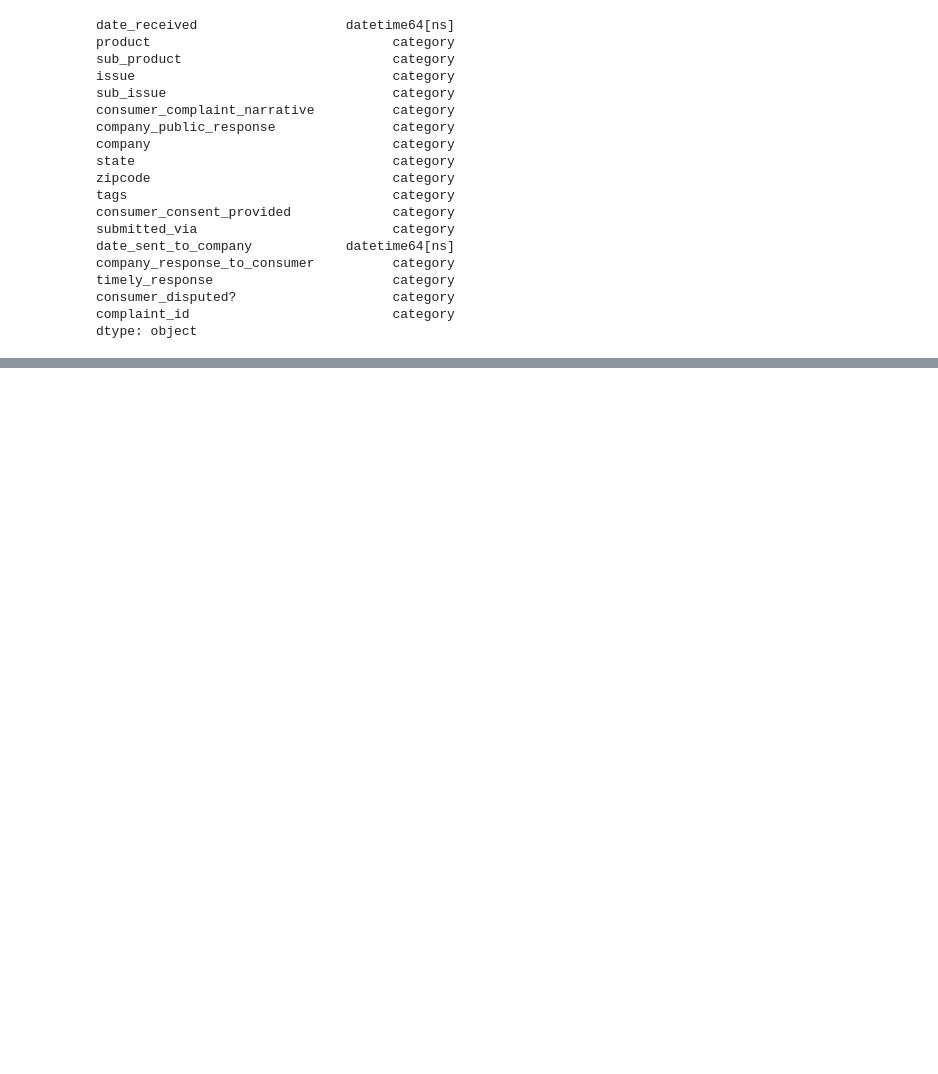
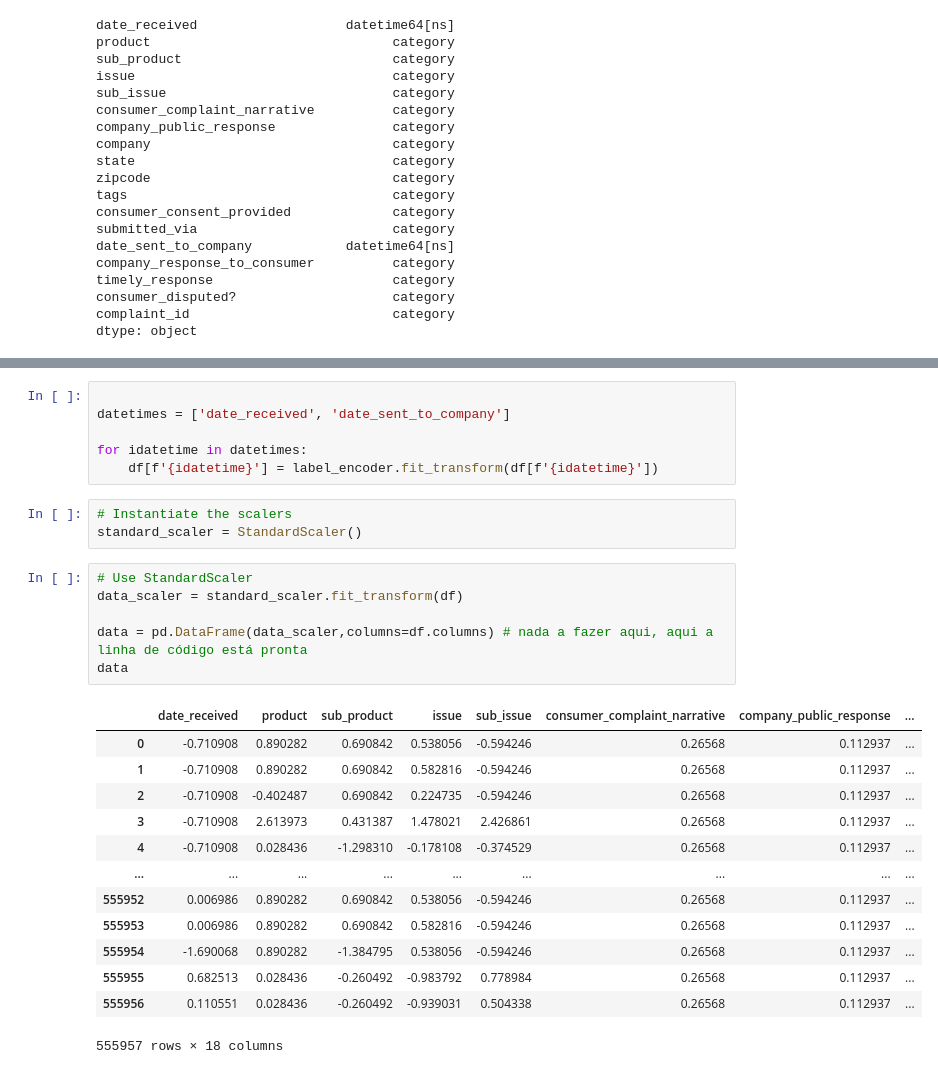
Before and after one commit to andvsilva/programming, a Jupyter notebook: notebooks/explore/exploring.ipynb, the cells around one changed output, grey strips where cells are left out. Cells and saved outputs as stored; diff of their text form; blank space fills up the shorter version.

```diff
--- a/notebooks/explore/exploring.ipynb
+++ b/notebooks/explore/exploring.ipynb
@@ -178,0 +204,29 @@ dtype: object
+# %%
+
+datetimes = ['date_received', 'date_sent_to_company']
+
+for idatetime in datetimes:
+    df[f'{idatetime}'] = label_encoder.fit_transform(df[f'{idatetime}'])
+# %%
+# Instantiate the scalers
+standard_scaler = StandardScaler()
+# %%
+# Use StandardScaler
+data_scaler = standard_scaler.fit_transform(df)
+
+data = pd.DataFrame(data_scaler,columns=df.columns) # nada a fazer aqui, aqui a linha de código está pronta
+data
+# %% [output]
+|  | date_received | product | sub_product | issue | sub_issue | consumer_complaint_narrative | company_public_response | ... |
+| 0 | -0.710908 | 0.890282 | 0.690842 | 0.538056 | -0.594246 | 0.26568 | 0.112937 | ... |
+| 1 | -0.710908 | 0.890282 | 0.690842 | 0.582816 | -0.594246 | 0.26568 | 0.112937 | ... |
+| 2 | -0.710908 | -0.402487 | 0.690842 | 0.224735 | -0.594246 | 0.26568 | 0.112937 | ... |
+| 3 | -0.710908 | 2.613973 | 0.431387 | 1.478021 | 2.426861 | 0.26568 | 0.112937 | ... |
+| 4 | -0.710908 | 0.028436 | -1.298310 | -0.178108 | -0.374529 | 0.26568 | 0.112937 | ... |
+| ... | ... | ... | ... | ... | ... | ... | ... | ... |
+| 555952 | 0.006986 | 0.890282 | 0.690842 | 0.538056 | -0.594246 | 0.26568 | 0.112937 | ... |
+| 555953 | 0.006986 | 0.890282 | 0.690842 | 0.582816 | -0.594246 | 0.26568 | 0.112937 | ... |
+| 555954 | -1.690068 | 0.890282 | -1.384795 | 0.538056 | -0.594246 | 0.26568 | 0.112937 | ... |
+| 555955 | 0.682513 | 0.028436 | -0.260492 | -0.983792 | 0.778984 | 0.26568 | 0.112937 | ... |
+| 555956 | 0.110551 | 0.028436 | -0.260492 | -0.939031 | 0.504338 | 0.26568 | 0.112937 | ... |
+555957 rows × 18 columns
```
Also changed, not shown: parts of 3 cells of this notebook, 2 other files.
